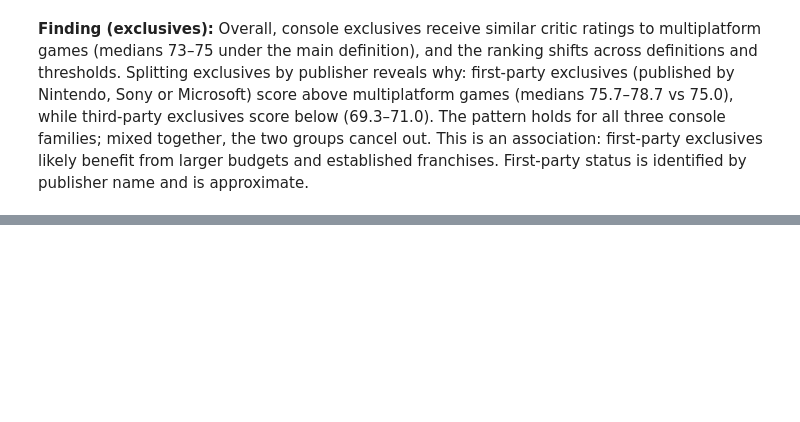
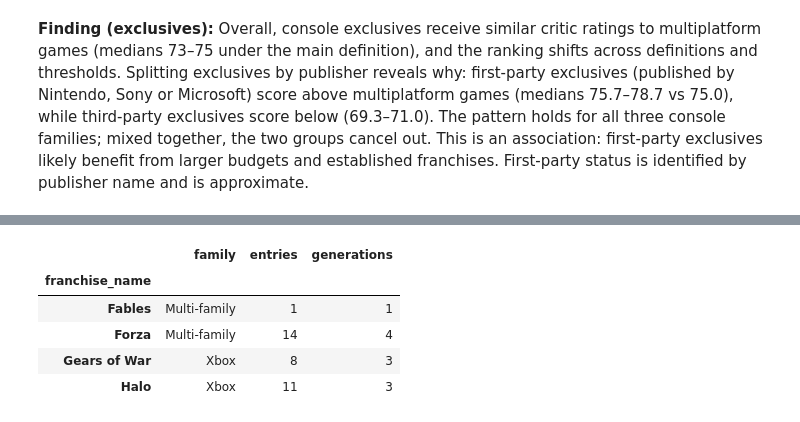
Before and after one commit to F-Bossom/game-data-analysis, a Jupyter notebook: notebooks/05_igdb_exclusives.ipynb, the cells around one changed output, grey strips where cells are left out. Drawn from its saved outputs; the diff is of its cells as text; code cells hidden in the pictures; blank space fills up the shorter version.

```diff
--- a/notebooks/05_igdb_exclusives.ipynb
+++ b/notebooks/05_igdb_exclusives.ipynb
@@ -227,0 +332,9 @@ print(summarize("party_group"))
+# %%
+summary[summary.index.str.contains("Forza|Fable|Halo|Gears", case=False)][["family", "entries", "generations"]]
+# %% [output]
+|  | family | entries | generations |
+| franchise_name |  |  |  |
+| Fables | Multi-family | 1 | 1 |
+| Forza | Multi-family | 14 | 4 |
+| Gears of War | Xbox | 8 | 3 |
+| Halo | Xbox | 11 | 3 |
```
Also changed, not shown: parts of 5 cells of this notebook.
